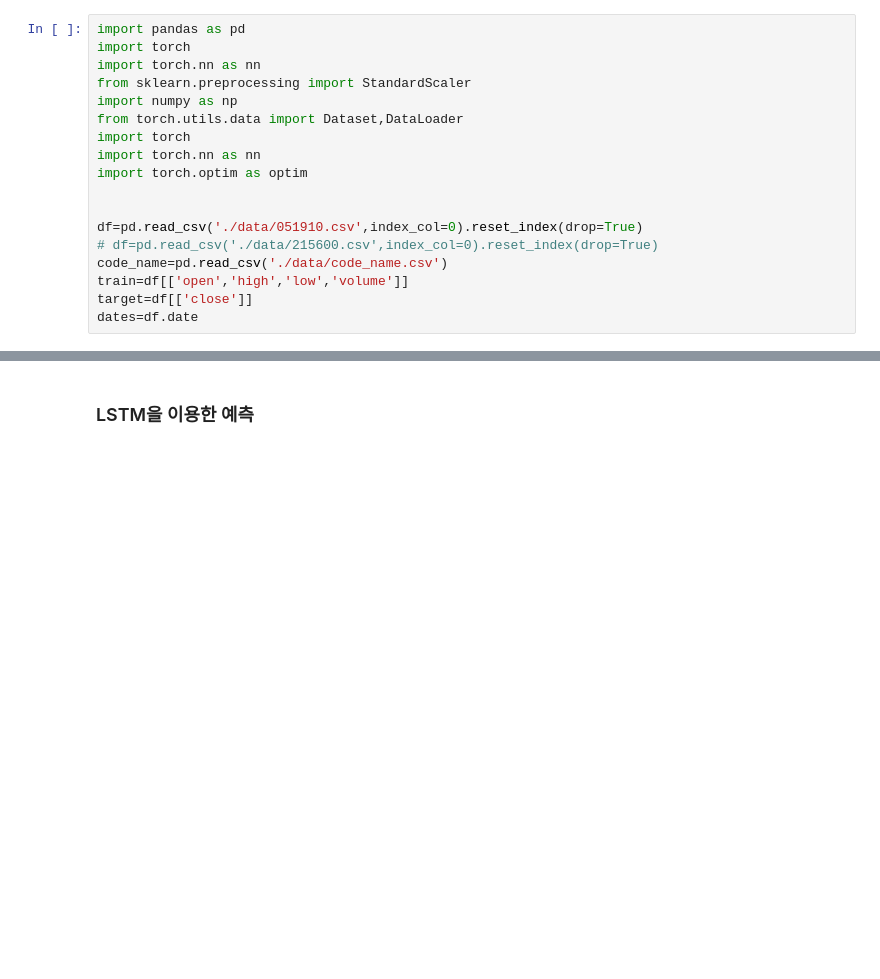
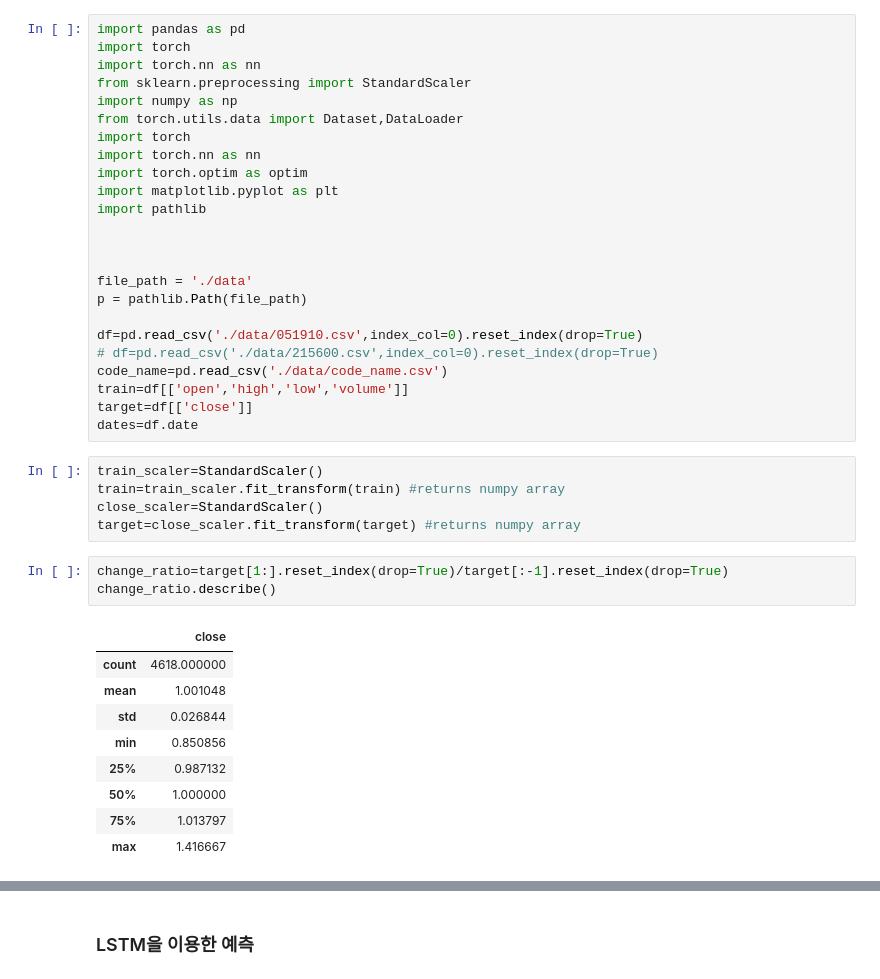
Before and after one commit to limaries30/fun_stock, a Jupyter notebook: prediction.ipynb, the cells around one changed output, grey strips where cells are left out. Drawn from its saved outputs; the diff is of its cells as text; blank space fills up the shorter version.

```diff
--- a/prediction.ipynb
+++ b/prediction.ipynb
@@ -8,7 +8,13 @@ from torch.utils.data import Dataset,DataLoader
 import torch
 import torch.nn as nn
 import torch.optim as optim
+import matplotlib.pyplot as plt
+import pathlib
 
+
+
+file_path = './data'
+p = pathlib.Path(file_path)
 
 df=pd.read_csv('./data/051910.csv',index_col=0).reset_index(drop=True)
 # df=pd.read_csv('./data/215600.csv',index_col=0).reset_index(drop=True)
@@ -16,5 +22,23 @@ code_name=pd.read_csv('./data/code_name.csv')
 train=df[['open','high','low','volume']]
 target=df[['close']]
 dates=df.date
+# %%
+train_scaler=StandardScaler()
+train=train_scaler.fit_transform(train) #returns numpy array
+close_scaler=StandardScaler()
+target=close_scaler.fit_transform(target) #returns numpy array
+# %%
+change_ratio=target[1:].reset_index(drop=True)/target[:-1].reset_index(drop=True)
+change_ratio.describe()
+# %% [output]
+|  | close |
+| count | 4618.000000 |
+| mean | 1.001048 |
+| std | 0.026844 |
+| min | 0.850856 |
+| 25% | 0.987132 |
+| 50% | 1.000000 |
+| 75% | 1.013797 |
+| max | 1.416667 |
 # %%
 class custom_dataset(Dataset):
```
Also changed, not shown: parts of 18 cells of this notebook.
